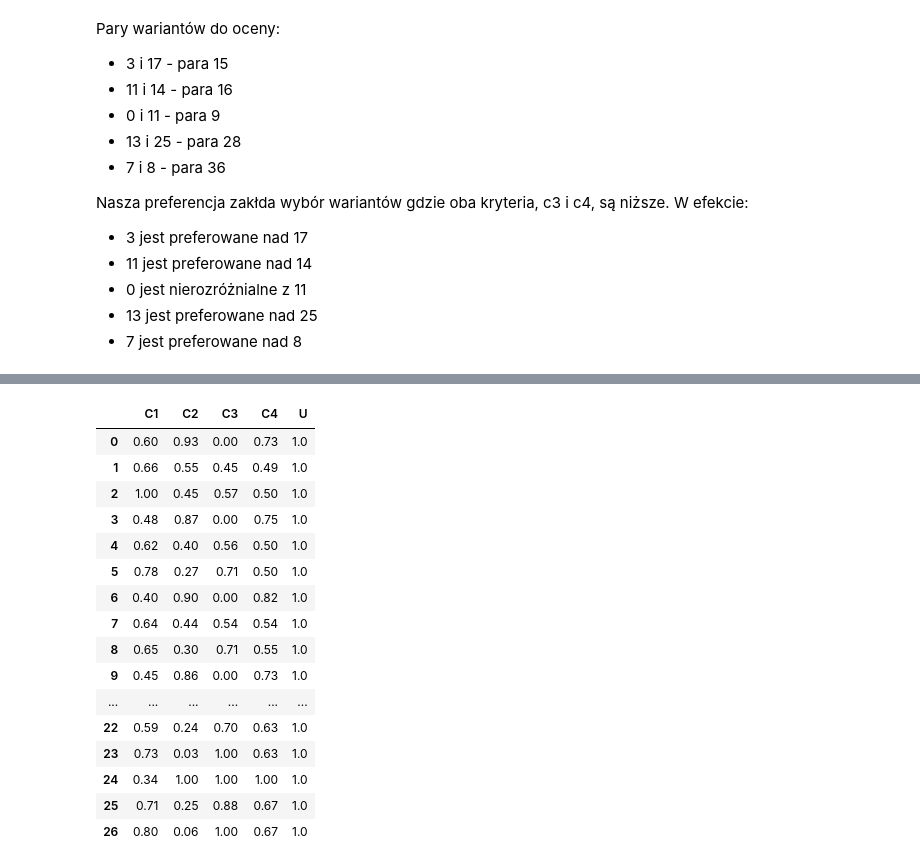
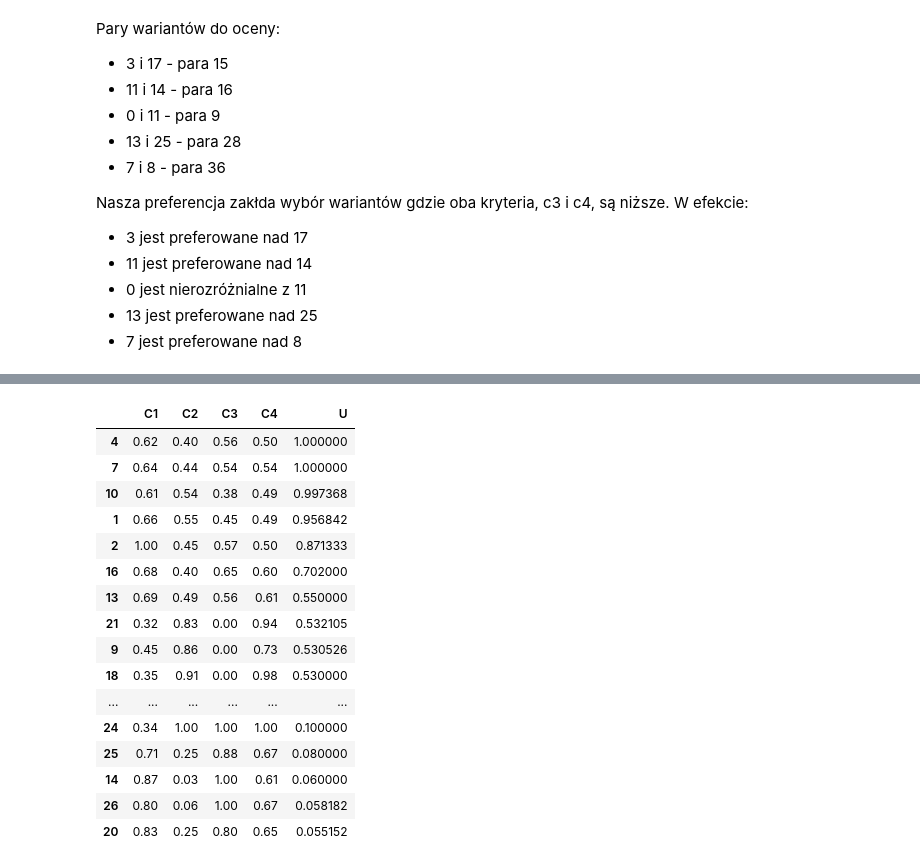
Before and after one commit to pshemke/projekt_ISWD_1, a Jupyter notebook: proj1.ipynb, the cells around one changed output, grey strips where cells are left out. Cells and saved outputs as stored; diff of their text form; code cells hidden in the pictures.

```diff
--- a/proj1.ipynb
+++ b/proj1.ipynb
@@ -291,23 +301,23 @@ plt.show()
 # %%
 df['U'] = df.apply(lambda row: uf(row['C1'], row['C2'], row['C3'], row['C4']), axis=1)
 df_sorted = df.sort_values('U', ascending=False)
-# %%
-df
-# %% [output]
-|  | C1 | C2 | C3 | C4 | U |
-| 0 | 0.60 | 0.93 | 0.00 | 0.73 | 1.0 |
-| 1 | 0.66 | 0.55 | 0.45 | 0.49 | 1.0 |
-| 2 | 1.00 | 0.45 | 0.57 | 0.50 | 1.0 |
-| 3 | 0.48 | 0.87 | 0.00 | 0.75 | 1.0 |
-| 4 | 0.62 | 0.40 | 0.56 | 0.50 | 1.0 |
-| 5 | 0.78 | 0.27 | 0.71 | 0.50 | 1.0 |
-| 6 | 0.40 | 0.90 | 0.00 | 0.82 | 1.0 |
-| 7 | 0.64 | 0.44 | 0.54 | 0.54 | 1.0 |
-| 8 | 0.65 | 0.30 | 0.71 | 0.55 | 1.0 |
-| 9 | 0.45 | 0.86 | 0.00 | 0.73 | 1.0 |
-| ... | ... | ... | ... | ... | ... |
-| 22 | 0.59 | 0.24 | 0.70 | 0.63 | 1.0 |
-| 23 | 0.73 | 0.03 | 1.00 | 0.63 | 1.0 |
-| 24 | 0.34 | 1.00 | 1.00 | 1.00 | 1.0 |
-| 25 | 0.71 | 0.25 | 0.88 | 0.67 | 1.0 |
-| 26 | 0.80 | 0.06 | 1.00 | 0.67 | 1.0 |
+# %%
+df_sorted
+# %% [output]
+|  | C1 | C2 | C3 | C4 | U |
+| 4 | 0.62 | 0.40 | 0.56 | 0.50 | 1.000000 |
+| 7 | 0.64 | 0.44 | 0.54 | 0.54 | 1.000000 |
+| 10 | 0.61 | 0.54 | 0.38 | 0.49 | 0.997368 |
+| 1 | 0.66 | 0.55 | 0.45 | 0.49 | 0.956842 |
+| 2 | 1.00 | 0.45 | 0.57 | 0.50 | 0.871333 |
+| 16 | 0.68 | 0.40 | 0.65 | 0.60 | 0.702000 |
+| 13 | 0.69 | 0.49 | 0.56 | 0.61 | 0.550000 |
+| 21 | 0.32 | 0.83 | 0.00 | 0.94 | 0.532105 |
+| 9 | 0.45 | 0.86 | 0.00 | 0.73 | 0.530526 |
+| 18 | 0.35 | 0.91 | 0.00 | 0.98 | 0.530000 |
+| ... | ... | ... | ... | ... | ... |
+| 24 | 0.34 | 1.00 | 1.00 | 1.00 | 0.100000 |
+| 25 | 0.71 | 0.25 | 0.88 | 0.67 | 0.080000 |
+| 14 | 0.87 | 0.03 | 1.00 | 0.61 | 0.060000 |
+| 26 | 0.80 | 0.06 | 1.00 | 0.67 | 0.058182 |
+| 20 | 0.83 | 0.25 | 0.80 | 0.65 | 0.055152 |
```
Also changed, not shown: parts of 8 cells of this notebook, 1 other file.
